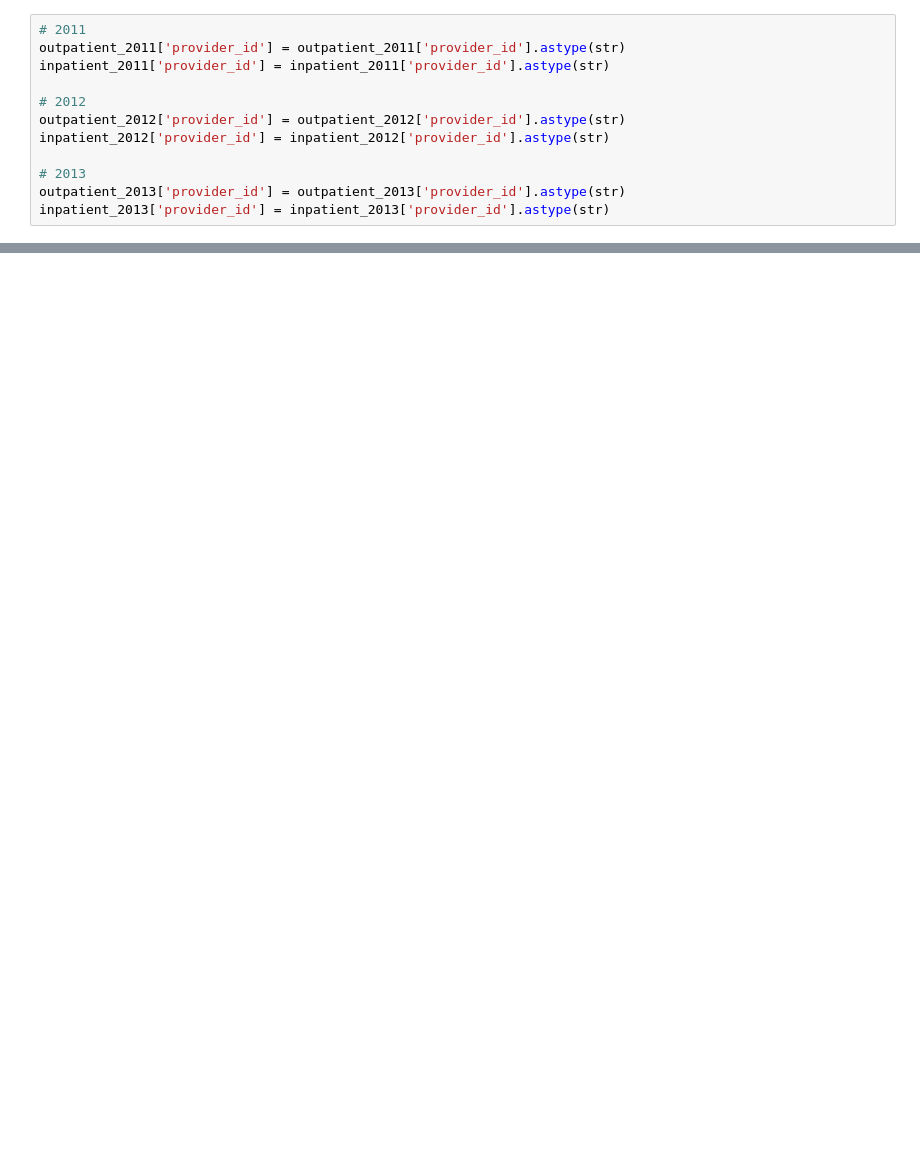
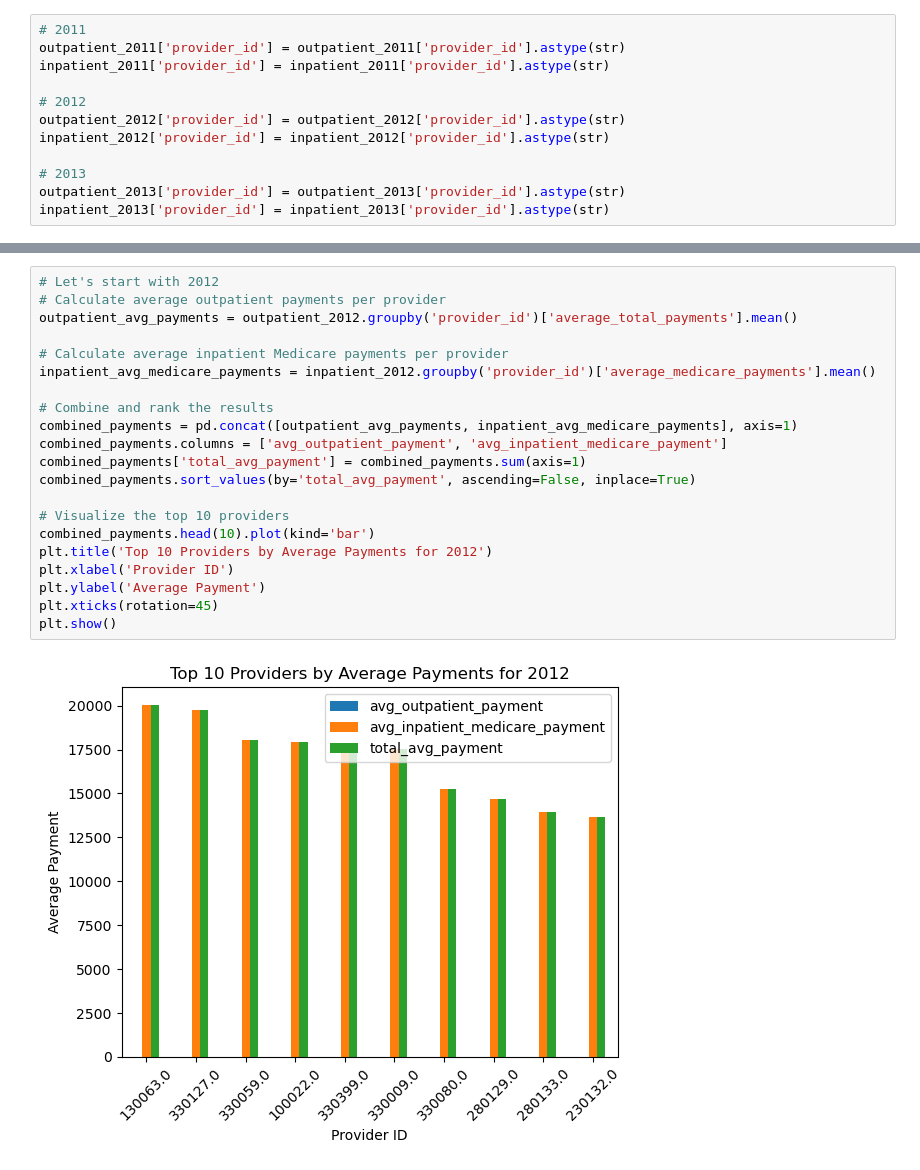
Before and after one commit to Equivocal-Richie/Healthcare_Data_Analysis, a Jupyter notebook: Health_Records_Notebook_Analysis.ipynb, the cells around one changed output, grey strips where cells are left out. Drawn from its saved outputs; the diff is of its cells as text; blank space fills up the shorter version.

```diff
--- a/Health_Records_Notebook_Analysis.ipynb
+++ b/Health_Records_Notebook_Analysis.ipynb
@@ -1237,0 +1222,23 @@ final_data_2011.tail()
+# %%
+# Let's start with 2012
+# Calculate average outpatient payments per provider
+outpatient_avg_payments = outpatient_2012.groupby('provider_id')['average_total_payments'].mean()
+
+# Calculate average inpatient Medicare payments per provider
+inpatient_avg_medicare_payments = inpatient_2012.groupby('provider_id')['average_medicare_payments'].mean()
+
+# Combine and rank the results
+combined_payments = pd.concat([outpatient_avg_payments, inpatient_avg_medicare_payments], axis=1)
+combined_payments.columns = ['avg_outpatient_payment', 'avg_inpatient_medicare_payment']
+combined_payments['total_avg_payment'] = combined_payments.sum(axis=1)
+combined_payments.sort_values(by='total_avg_payment', ascending=False, inplace=True)
+
+# Visualize the top 10 providers
+combined_payments.head(10).plot(kind='bar')
+plt.title('Top 10 Providers by Average Payments for 2012')
+plt.xlabel('Provider ID')
+plt.ylabel('Average Payment')
+plt.xticks(rotation=45)
+plt.show()
+# %% [output]
+[figure, added]
```
Also changed, not shown: parts of 8 cells of this notebook.
